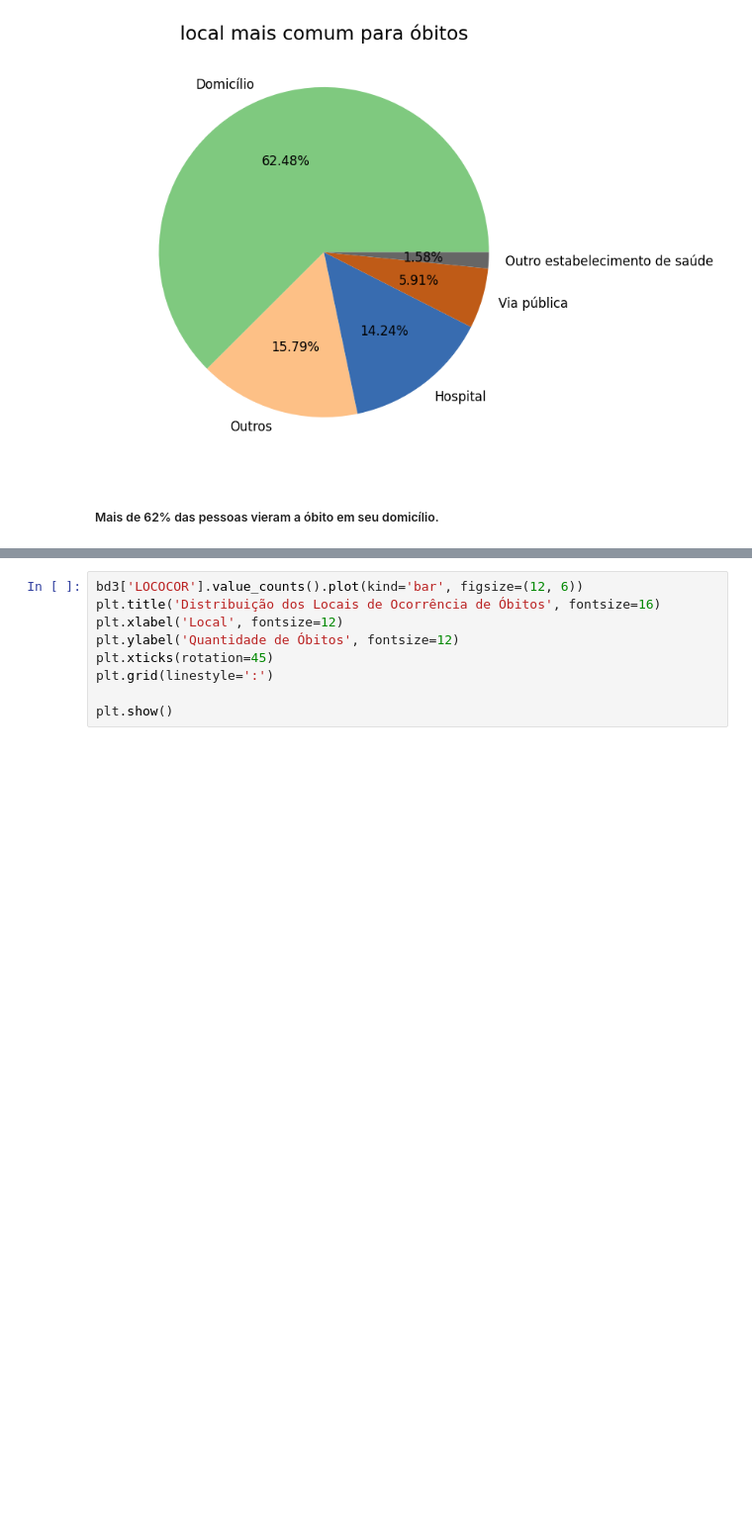
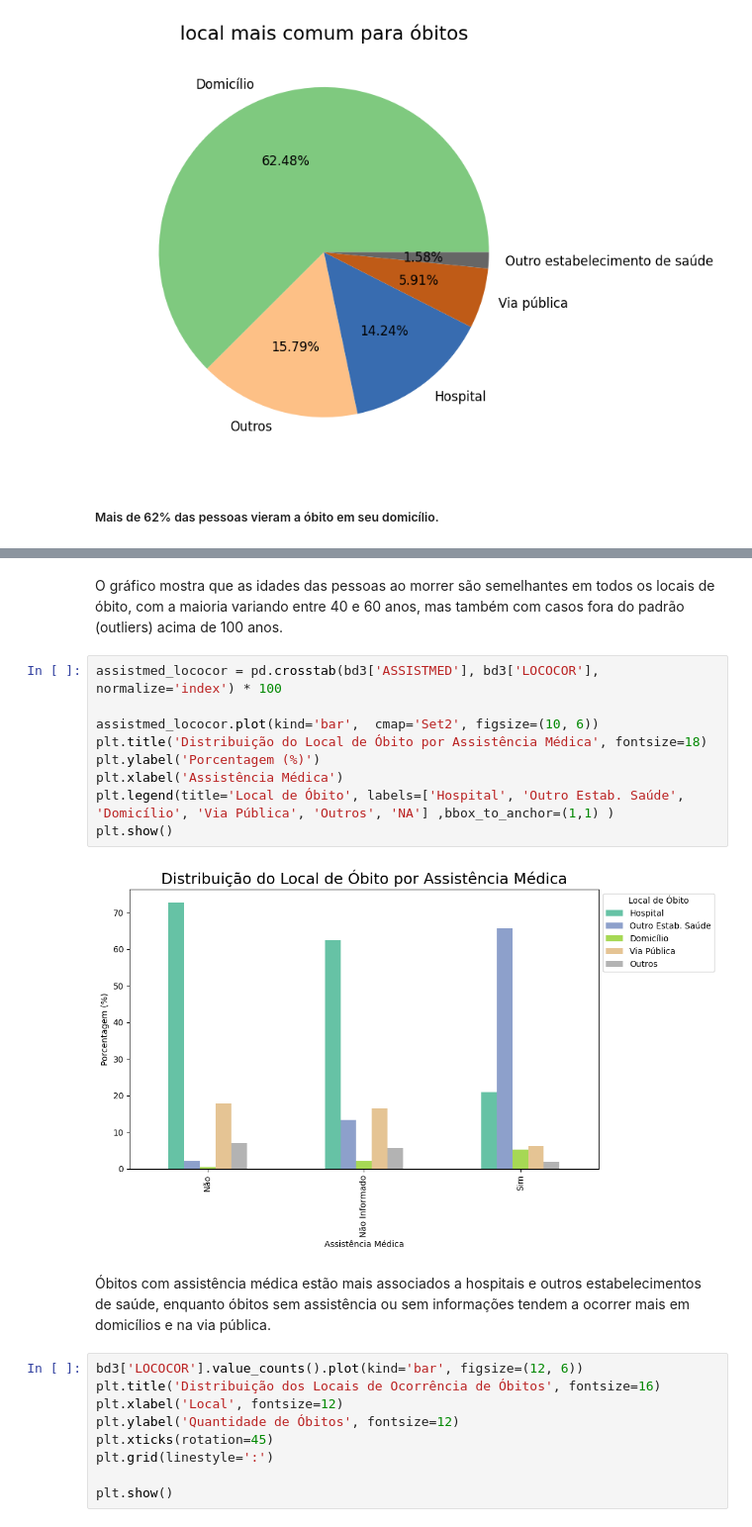
Before and after one commit to vitor1209/AnalisaAI, a Jupyter notebook: SaudeJovem/AnalisaAi_SUICIDIOS.ipynb, the cells around one changed output, grey strips where cells are left out. Shown at 99% size. Saved outputs shown, nothing was run; the diff lists cells and outputs as text; blank space fills up the shorter version.

```diff
--- a/SaudeJovem/AnalisaAi_SUICIDIOS.ipynb
+++ b/SaudeJovem/AnalisaAi_SUICIDIOS.ipynb
@@ -971,3 +987,18 @@ Text(0.5, 1.0, 'local mais comum para óbitos')
+# %% [markdown]
+O gráfico mostra que as idades das pessoas ao morrer são semelhantes em todos os locais de óbito, com a maioria variando entre 40 e 60 anos, mas também com casos fora do padrão (outliers) acima de 100 anos.
+# %%
+assistmed_lococor = pd.crosstab(bd3['ASSISTMED'], bd3['LOCOCOR'], normalize='index') * 100
+
+assistmed_lococor.plot(kind='bar',  cmap='Set2', figsize=(10, 6))
+plt.title('Distribuição do Local de Óbito por Assistência Médica', fontsize=18)
+plt.ylabel('Porcentagem (%)')
+plt.xlabel('Assistência Médica')
+plt.legend(title='Local de Óbito', labels=['Hospital', 'Outro Estab. Saúde', 'Domicílio', 'Via Pública', 'Outros', 'NA'] ,bbox_to_anchor=(1,1) )
+plt.show()
+# %% [output]
+[figure, added]
+# %% [markdown]
+Óbitos com assistência médica estão mais associados a hospitais e outros estabelecimentos de saúde, enquanto óbitos sem assistência ou sem informações tendem a ocorrer mais em domicílios e na via pública.
 # %%
 bd3['LOCOCOR'].value_counts().plot(kind='bar', figsize=(12, 6))
 plt.title('Distribuição dos Locais de Ocorrência de Óbitos', fontsize=16)
```
Also changed, not shown: parts of 5 cells of this notebook.
